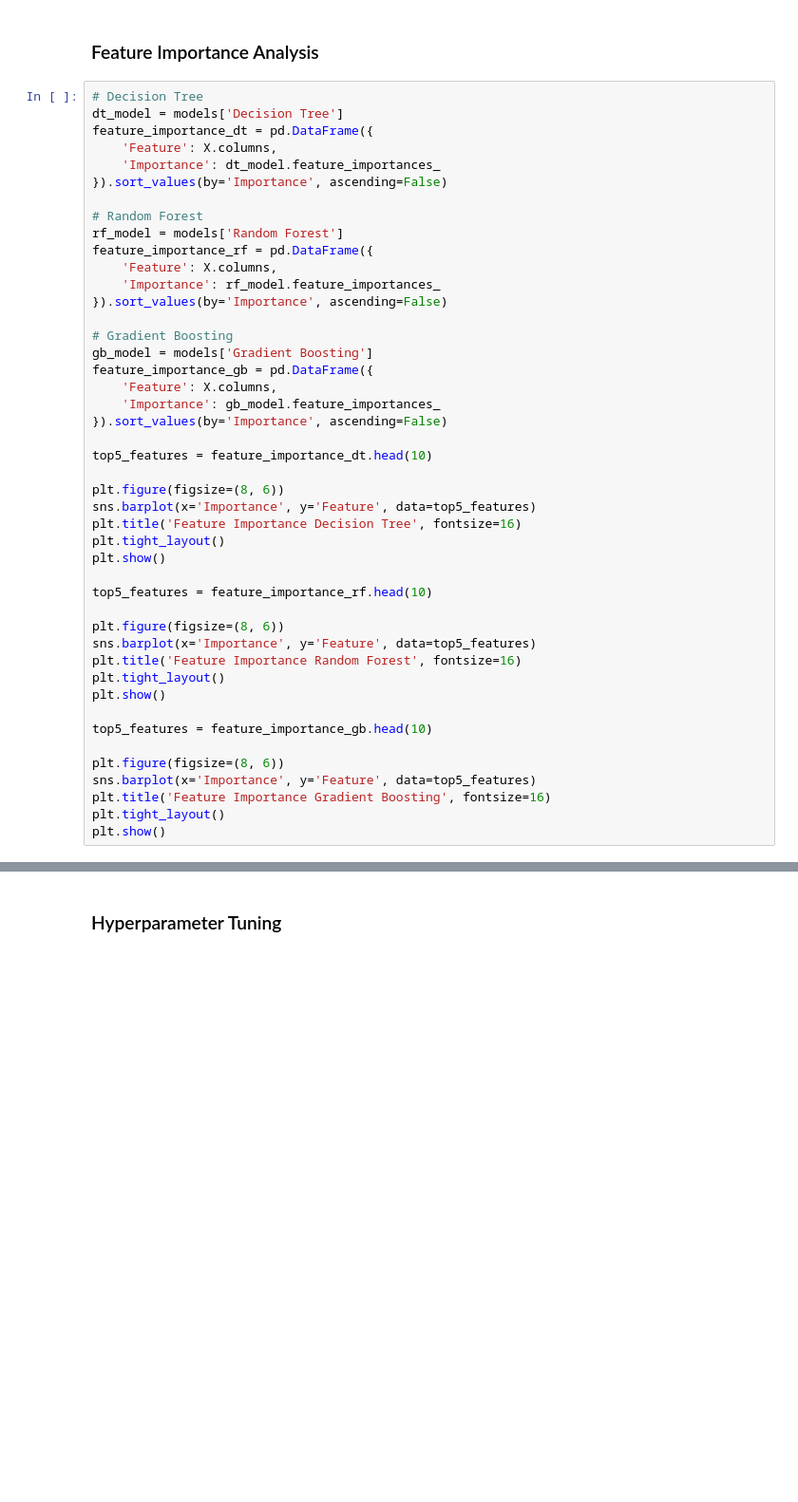
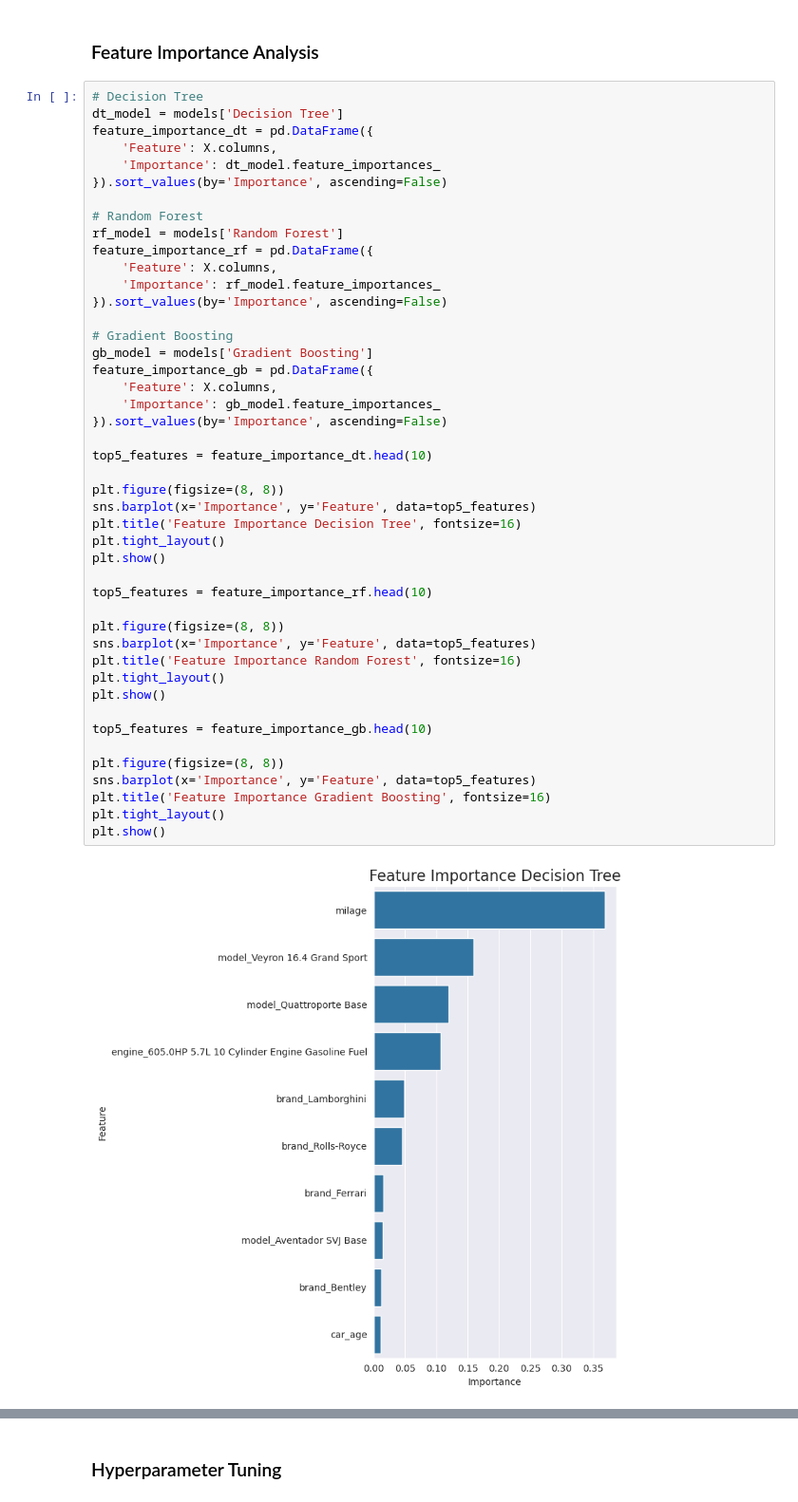
Before and after one commit to Proenca13/Projects, a Jupyter notebook: Car Price/Car_Price.ipynb, the cells around one changed output, grey strips where cells are left out. Shown at 95% size. Drawn from its saved outputs; the diff is of its cells as text; blank space fills up the shorter version.

```diff
--- a/Car Price/Car_Price.ipynb
+++ b/Car Price/Car_Price.ipynb
@@ -295,33 +336,35 @@ feature_importance_rf = pd.DataFrame({
     'Importance': rf_model.feature_importances_
 }).sort_values(by='Importance', ascending=False)
 
 # Gradient Boosting
 gb_model = models['Gradient Boosting']
 feature_importance_gb = pd.DataFrame({
     'Feature': X.columns,
     'Importance': gb_model.feature_importances_
 }).sort_values(by='Importance', ascending=False)
 
 top5_features = feature_importance_dt.head(10)
 
-plt.figure(figsize=(8, 6))
+plt.figure(figsize=(8, 8))
 sns.barplot(x='Importance', y='Feature', data=top5_features)
 plt.title('Feature Importance Decision Tree', fontsize=16)
 plt.tight_layout()
 plt.show()
 
 top5_features = feature_importance_rf.head(10)
 
-plt.figure(figsize=(8, 6))
+plt.figure(figsize=(8, 8))
 sns.barplot(x='Importance', y='Feature', data=top5_features)
 plt.title('Feature Importance Random Forest', fontsize=16)
 plt.tight_layout()
 plt.show()
 
 top5_features = feature_importance_gb.head(10)
 
-plt.figure(figsize=(8, 6))
+plt.figure(figsize=(8, 8))
 sns.barplot(x='Importance', y='Feature', data=top5_features)
 plt.title('Feature Importance Gradient Boosting', fontsize=16)
 plt.tight_layout()
 plt.show()
+# %% [output]
+[figure, added]
```
Also changed, not shown: parts of 6 cells of this notebook.
